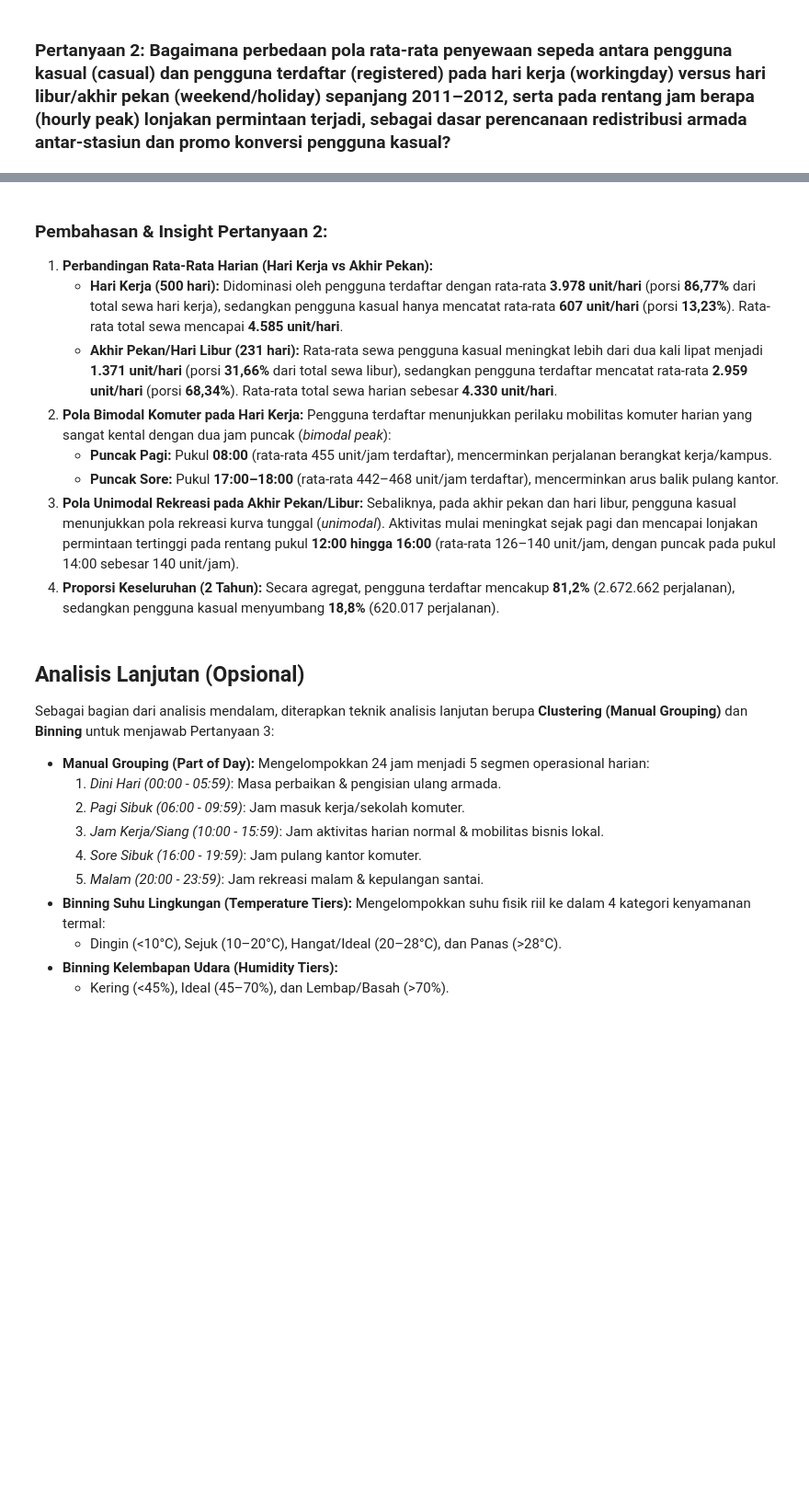
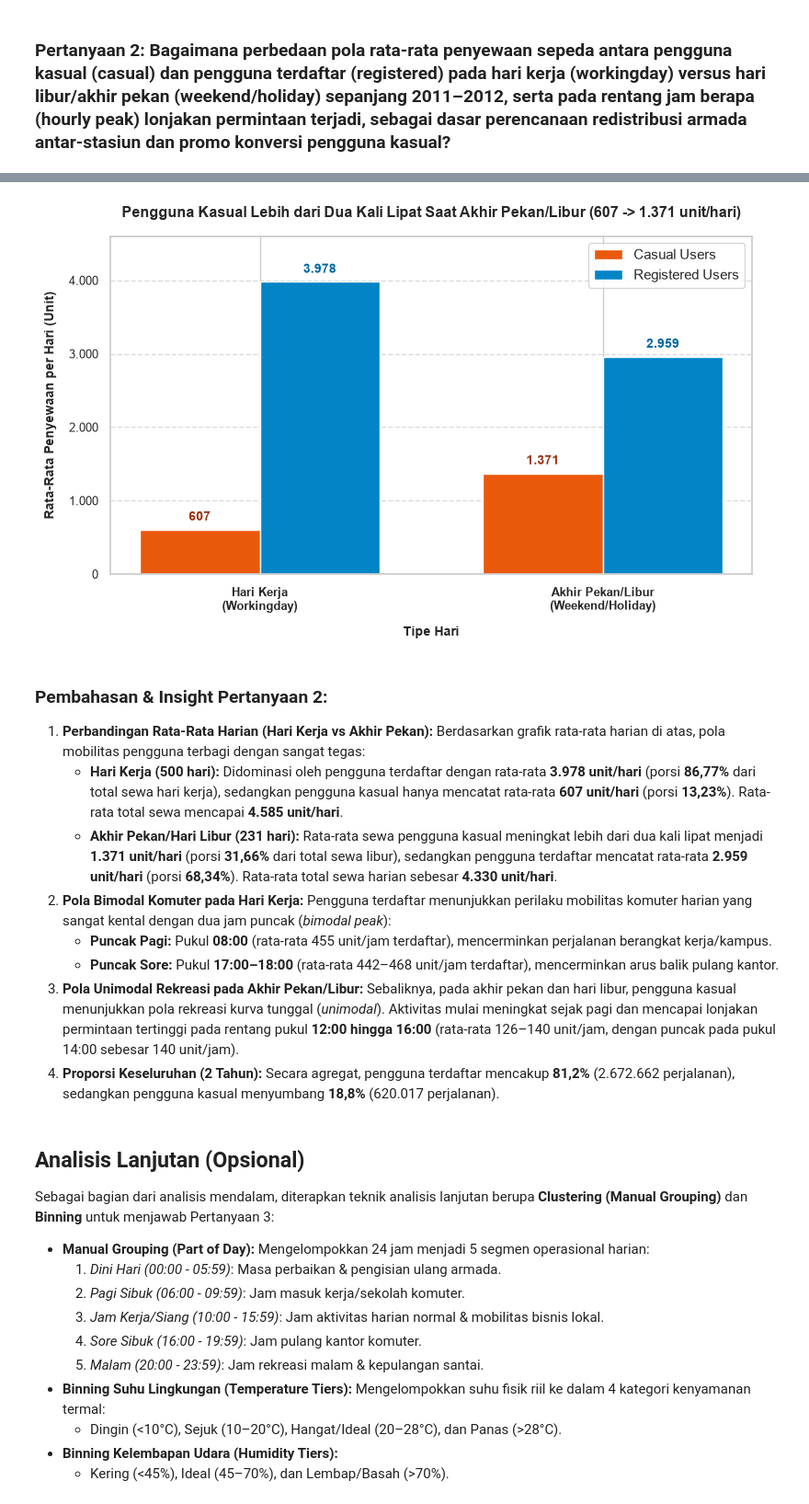
Before and after one commit to FIKANEL/bike-sharing-dashboard, a Jupyter notebook: notebook.ipynb, the cells around one changed output, grey strips where cells are left out. Shown at 92% size. Cells and saved outputs as stored; diff of their text form; code cells hidden in the pictures; blank space fills up the shorter version.

```diff
--- a/notebook.ipynb
+++ b/notebook.ipynb
@@ -438,20 +438,25 @@ bars = ax_yoy.bar(yearly_rentals['year_label'].astype(str), yearly_rentals['cnt'
 ax_yoy.set_title("Pertumbuhan Total Penyewaan Sepeda Mencapai +64,88% pada Tahun 2012", fontsize=12, fontweight='bold', pad=15)
 ax_yoy.set_xlabel("Tahun", fontweight='bold', labelpad=10)
 ax_yoy.set_ylabel("Total Penyewaan (Unit)", fontweight='bold', labelpad=10)
-ax_yoy.yaxis.set_major_formatter(plt.FuncFormatter(lambda x, p: f"{int(x):,}"))
+ax_yoy.yaxis.set_major_formatter(plt.FuncFormatter(lambda x, p: f"{int(x):,}".replace(',', '.')))
 ax_yoy.grid(axis='y', linestyle='--', alpha=0.7)
 
 # Anotasi angka total pada setiap bar
 for bar in bars:
     height = bar.get_height()
-    ax_yoy.annotate(f"{int(height):,}",
+    val_str = f"{int(height):,}".replace(',', '.')
+    ax_yoy.annotate(val_str,
                     xy=(bar.get_x() + bar.get_width() / 2, height),
                     xytext=(0, 6), textcoords="offset points",
                     ha='center', va='bottom', fontweight='bold', fontsize=10)
 
 # Anotasi panah pertumbuhan YoY
 growth_pct = ((yearly_rentals.loc[1, 'cnt'] - yearly_rentals.loc[0, 'cnt']) / yearly_rentals.loc[0, 'cnt']) * 100
-ax_yoy.annotate(f"Pertumbuhan YoY:\n+{growth_pct:.2f}%\n(+{yearly_rentals.loc[1, 'cnt'] - yearly_rentals.loc[0, 'cnt']:,} sewa)",
+growth_str = f"+{growth_pct:.2f}%".replace('.', ',')
+diff_val = int(yearly_rentals.loc[1, 'cnt'] - yearly_rentals.loc[0, 'cnt'])
+diff_str = f"+{diff_val:,}".replace(',', '.')
+
+ax_yoy.annotate(f"Pertumbuhan YoY:\n{growth_str}\n({diff_str} sewa)",
                 xy=(1, yearly_rentals.loc[1, 'cnt']),
                 xytext=(0.5, yearly_rentals.loc[1, 'cnt'] * 0.75),
                 ha='center', va='center', fontweight='bold', fontsize=10, color='#0369a1',
@@ -518,6 +526,50 @@ plt.show()
+# %%
+# Visualisasi 2C: Rata-Rata Penyewaan Harian Casual vs Registered (Hari Kerja vs Akhir Pekan/Libur)
+fig_2c, ax_2c = plt.subplots(figsize=(8, 5))
+
+avg_daily = day_df.groupby('workingday_label')[['casual', 'registered']].mean().reindex(['Workingday', 'Weekend/Holiday'])
+
+labels = ['Hari Kerja\n(Workingday)', 'Akhir Pekan/Libur\n(Weekend/Holiday)']
+x = np.arange(len(labels))
+width = 0.35
+
+rects1 = ax_2c.bar(x - width/2, avg_daily['casual'], width, label='Casual Users', color='#ea580c')
+rects2 = ax_2c.bar(x + width/2, avg_daily['registered'], width, label='Registered Users', color='#0284c7')
+
+ax_2c.set_title("Pengguna Kasual Lebih dari Dua Kali Lipat Saat Akhir Pekan/Libur (607 -> 1.371 unit/hari)",
+                fontsize=11.5, fontweight='bold', pad=15)
+ax_2c.set_xlabel("Tipe Hari", fontweight='bold', labelpad=10)
+ax_2c.set_ylabel("Rata-Rata Penyewaan per Hari (Unit)", fontweight='bold', labelpad=10)
+ax_2c.set_xticks(x)
+ax_2c.set_xticklabels(labels, fontweight='bold')
+ax_2c.yaxis.set_major_formatter(plt.FuncFormatter(lambda v, p: f"{int(v):,}".replace(',', '.')))
+ax_2c.grid(axis='y', linestyle='--', alpha=0.7)
+ax_2c.legend(frameon=True, loc='upper right')
+ax_2c.set_ylim(0, 4600)
+
+for rect in rects1:
+    h = rect.get_height()
+    val_str = f"{int(round(h)):,}".replace(',', '.')
+    ax_2c.annotate(val_str,
+                   xy=(rect.get_x() + rect.get_width() / 2, h),
+                   xytext=(0, 5), textcoords="offset points",
+                   ha='center', va='bottom', fontweight='bold', fontsize=10, color='#9a3412')
+
+for rect in rects2:
+    h = rect.get_height()
+    val_str = f"{int(round(h)):,}".replace(',', '.')
+    ax_2c.annotate(val_str,
+                   xy=(rect.get_x() + rect.get_width() / 2, h),
+                   xytext=(0, 5), textcoords="offset points",
+                   ha='center', va='bottom', fontweight='bold', fontsize=10, color='#0369a1')
+
+plt.tight_layout()
+plt.show()
+# %% [output]
+[figure, added]
 # %% [markdown]
 ### Pembahasan & Insight Pertanyaan 2:
-1. **Perbandingan Rata-Rata Harian (Hari Kerja vs Akhir Pekan):**
+1. **Perbandingan Rata-Rata Harian (Hari Kerja vs Akhir Pekan):** Berdasarkan grafik rata-rata harian di atas, pola mobilitas pengguna terbagi dengan sangat tegas:
    - **Hari Kerja (500 hari):** Didominasi oleh pengguna terdaftar dengan rata-rata **3.978 unit/hari** (porsi **86,77%** dari total sewa hari kerja), sedangkan pengguna kasual hanya mencatat rata-rata **607 unit/hari** (porsi **13,23%**). Rata-rata total sewa mencapai **4.585 unit/hari**.
    - **Akhir Pekan/Hari Libur (231 hari):** Rata-rata sewa pengguna kasual meningkat lebih dari dua kali lipat menjadi **1.371 unit/hari** (porsi **31,66%** dari total sewa libur), sedangkan pengguna terdaftar mencatat rata-rata **2.959 unit/hari** (porsi **68,34%**). Rata-rata total sewa harian sebesar **4.330 unit/hari**.
 2. **Pola Bimodal Komuter pada Hari Kerja:** Pengguna terdaftar menunjukkan perilaku mobilitas komuter harian yang sangat kental dengan dua jam puncak (*bimodal peak*):
```
Also changed, not shown: parts of 4 cells of this notebook.
